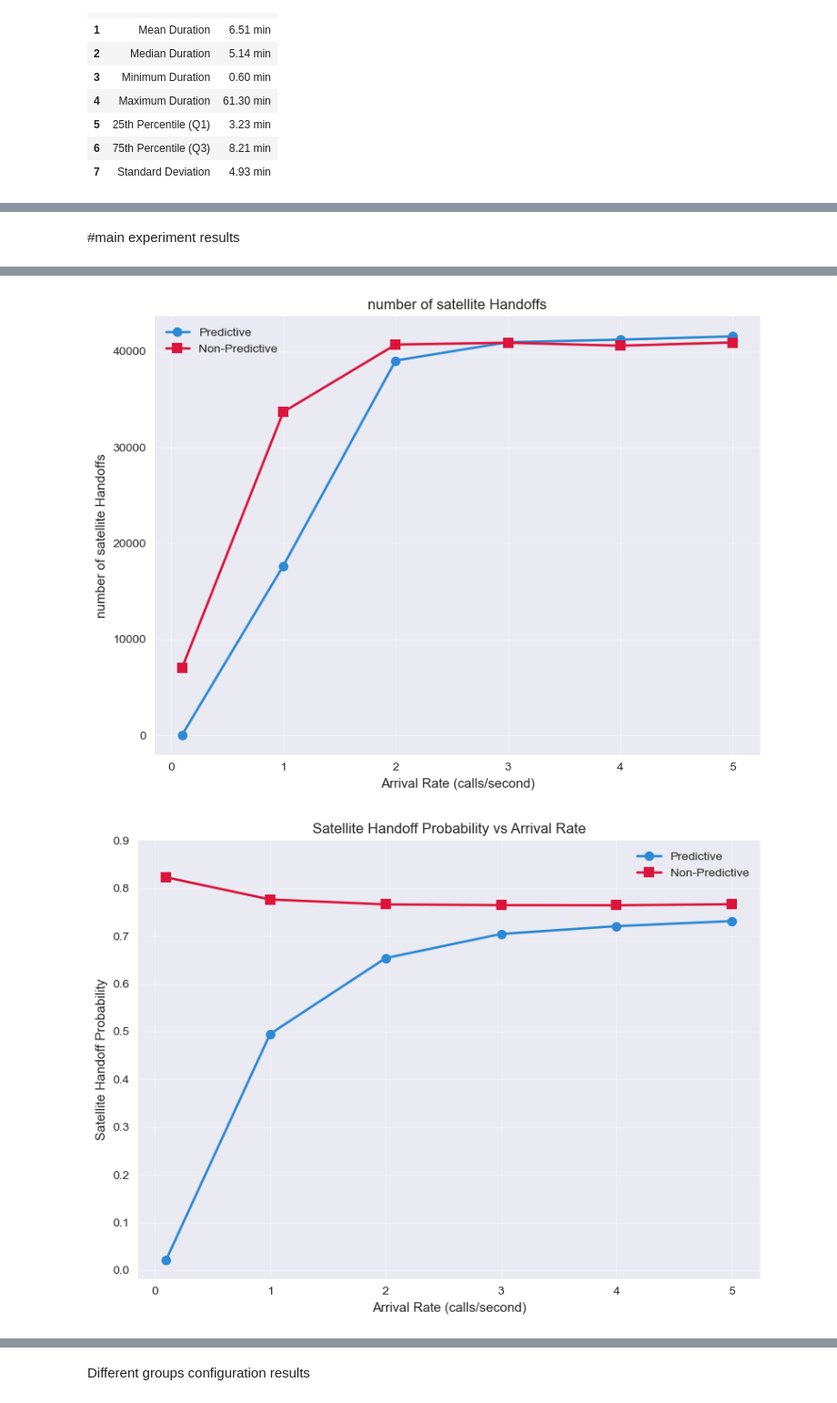
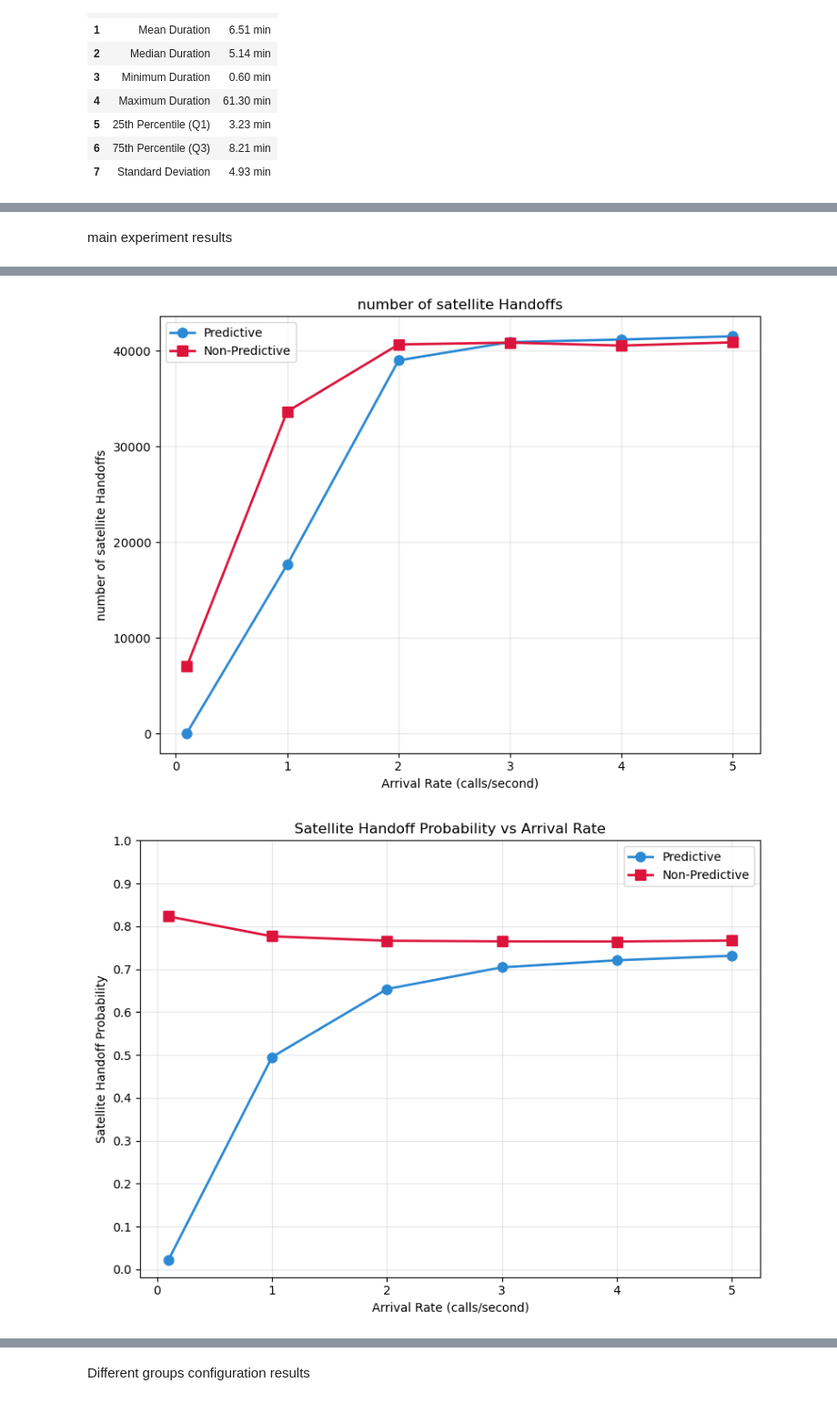
Before and after one commit to Delicia-D/6G-NetworkModel, a Jupyter notebook: notebook.ipynb, the cells around one changed output, grey strips where cells are left out. Shown at 91% size. Cells and saved outputs as stored; diff of their text form; code cells hidden in the pictures.

```diff
--- a/notebook.ipynb
+++ b/notebook.ipynb
@@ -286,13 +301,17 @@ import pickle
 import json
 import matplotlib.pyplot as plt
 import seaborn as sns
+import os
+
+# Define the path to the outputs folder
+outputs_path = 'outputs/'
 
 # Load the trained model
-with open('trained_predictor.pkl', 'rb') as f:
+with open(os.path.join(outputs_path, 'trained_predictor.pkl'), 'rb') as f:
     predictor = pickle.load(f)
 
 # Load the metrics
-with open('training_metrics.json', 'r') as f:
+with open(os.path.join(outputs_path, 'training_metrics.json'), 'r') as f:
     metrics = json.load(f)
 
 print("Model and metrics loaded successfully!")
@@ -339,13 +358,18 @@ Test metrics: {'r2': 0.9944715344267018, 'rmse': 21.616182022919066, 'mae': 14.0
 # %% [markdown]
-#main experiment results
+main experiment results
 # %%
 import pickle
 import pandas as pd
 import matplotlib.pyplot as plt
 import seaborn as sns
+import numpy as np
+import os
+
+# Define the path to the outputs folder
+outputs_path = 'outputs/'
 
 # Load the parallel results
-with open('arrival_rate_resultsmainupdated.pkl', 'rb') as f:
+with open(os.path.join(outputs_path, 'arrival_rate_resultsmainupdated.pkl'), 'rb') as f:
     results = pickle.load(f)
 
 # Convert to DataFrame
@@ -375,7 +399,6 @@ plt.tight_layout()
 plt.show()
 
 # Plot 2: Satellite Handoff Probability
-# Plot 2: Satellite Handoff Probability
 plt.figure(figsize=(8, 6))
 plt.plot(df_results['arrival_rate_per_second'], df_results['predictive_handoff_prob'],
          'o-', color=PREDICTIVE_COLOR, label='Predictive', linewidth=2, markersize=8)
@@ -388,7 +411,7 @@ plt.legend()
 plt.grid(True, alpha=0.3)
 
 # Set y-axis ticks with 0.1 increments
-plt.yticks(np.arange(0, 1, 0.1))  # From 0 to 1.0 in 0.1 steps
+plt.yticks(np.arange(0, 1.1, 0.1))  # From 0 to 1.0 in 0.1 steps
 plt.tight_layout()
 plt.show()
 
@@ -396,32 +419,32 @@ plt.show()
 plt.figure(figsize=(8, 6))
 plt.plot(df_results['arrival_rate_per_second'], df_results['predictive_blocking_prob'],
          'o-', color=PREDICTIVE_COLOR, label='Predictive', linewidth=2, markersize=8)
 plt.plot(df_results['arrival_rate_per_second'], df_results['nonpredictive_blocking_prob'],
          's-', color=NON_PREDICTIVE_COLOR, label='Non-Predictive', linewidth=2, markersize=8)
 plt.xlabel('Arrival Rate (calls/second)')
 plt.ylabel('Blocking Probability')
 plt.title('Blocking Probability vs Arrival Rate')
 plt.legend()
 plt.grid(True, alpha=0.3)
 plt.tight_layout()
 plt.show()
 # %% [output]
 Parallel Simulation Results:
    arrival_rate_per_second  predictive_blocking_prob  \
 0                      0.1                  0.000000
 1                      1.0                  0.359035
 2                      2.0                  0.573071
 3                      3.0                  0.712950
 4                      4.0                  0.783801
 5                      5.0                  0.826735
 
    nonpredictive_blocking_prob
 0                     0.000000
 1                     0.350793
 ... (22 lines left out)
 2                     0.766311
 3                     0.764788
 4                     0.764511
 5                     0.766652
-[figure, old version]
+[figure, new version]
-[figure, old version]
+[figure, new version]
```
Also changed, not shown: parts of 10 cells of this notebook, 50 other files.
